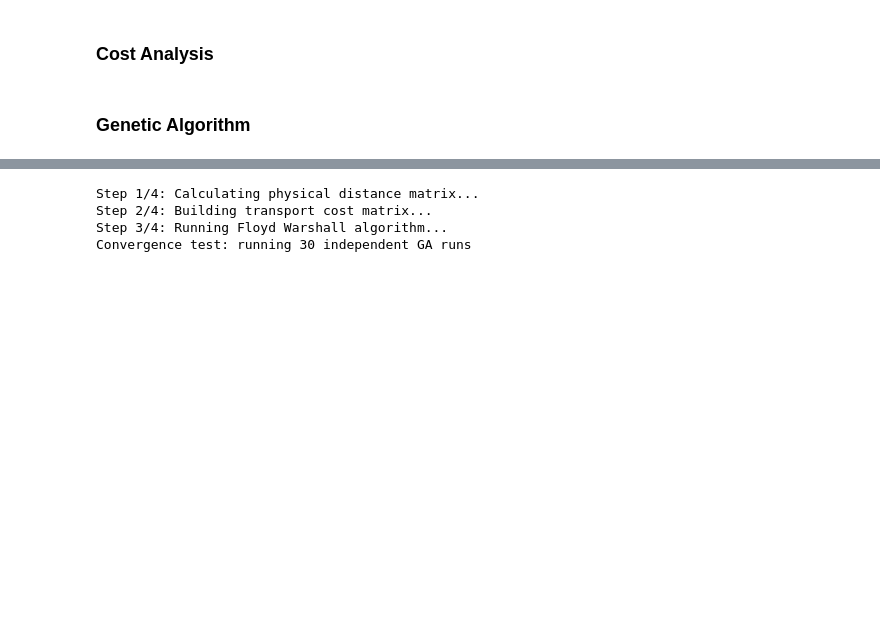
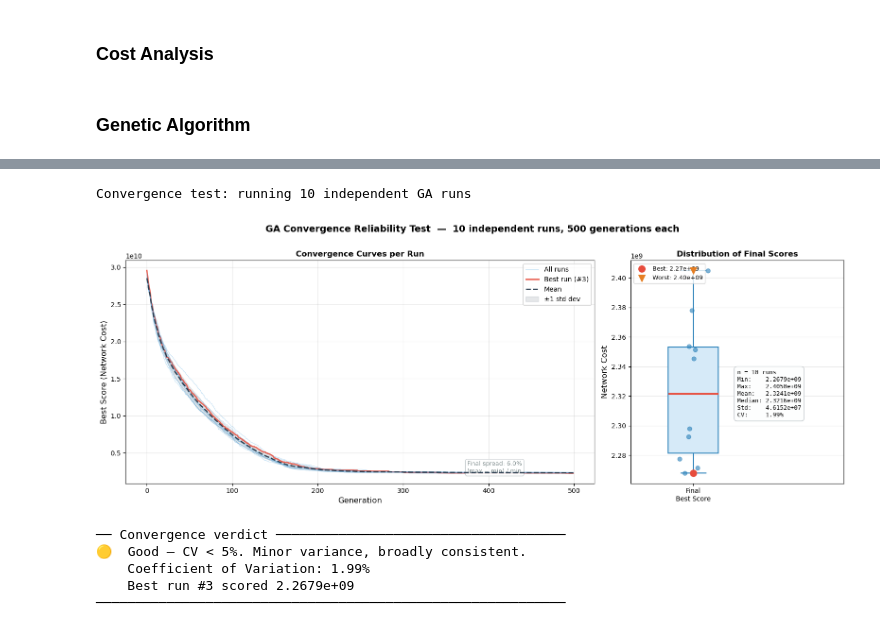
Before and after one commit to shashank2403/Heuristic-Network-Optimisation, a Jupyter notebook: main.ipynb, the cells around one changed output, grey strips where cells are left out. Cells and saved outputs as stored; diff of their text form; code cells hidden in the pictures; blank space fills up the shorter version.

```diff
--- a/main.ipynb
+++ b/main.ipynb
@@ -1044,28 +1070,31 @@ show_dashboard(df, ga, transport_costs, cost_components, next_node, weights)
 # %%
 weights = {
     "fuel": 1,
     "carbon": 1,
     "time": 1,
 }
-transport_costs, cost_components, next_node = analyse_network(df, air_df, rail_df, weights)
+# transport_costs, cost_components, next_node = analyse_network(df, air_df, rail_df, weights)
 conv_results = run_convergence_test(
-    n_runs=30,
+    n_runs=10,
     generation_size=generation_size,
     reproduction_rate=reproduction_rate,
     mutation_rate_pop=mutation_rate_pop,
     mutation_rate_bit=mutation_rate_bit,
     num_generations=num_generations,
     df=df,
     transport_costs=transport_costs,
     cost_components=cost_components,
 )
 
 plot_convergence_test(conv_results)
 # %% [output]
-Step 1/4: Calculating physical distance matrix...
-Step 2/4: Building transport cost matrix...
-Step 3/4: Running Floyd Warshall algorithm...
-Convergence test: running 30 independent GA runs
+Convergence test: running 10 independent GA runs
+[figure, added]
+── Convergence verdict ─────────────────────────────────────
+🟡  Good — CV < 5%. Minor variance, broadly consistent.
+    Coefficient of Variation: 1.99%
+    Best run #3 scored 2.2679e+09
+────────────────────────────────────────────────────────────
 # %%
 weights = {
     "fuel": 1,
```
Also changed, not shown: parts of 10 cells of this notebook, 3 other files.
